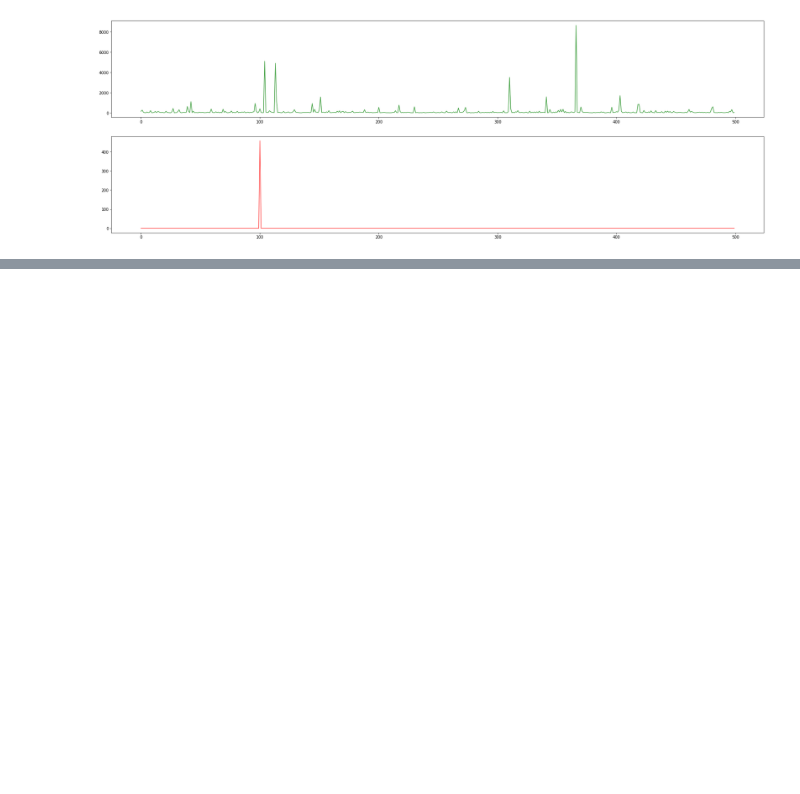
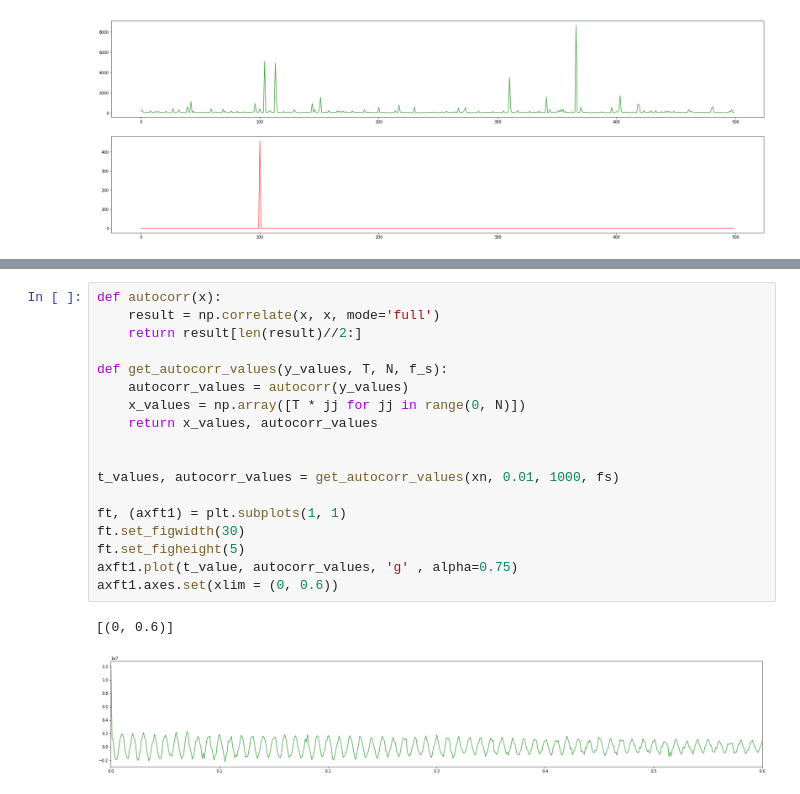
Before and after one commit to SGRGit/gwOsc, a Jupyter notebook: SignalProcUsingML.ipynb, the cells around one changed output, grey strips where cells are left out. Drawn from its saved outputs; the diff is of its cells as text; blank space fills up the shorter version.

```diff
--- a/SignalProcUsingML.ipynb
+++ b/SignalProcUsingML.ipynb
@@ -79,3 +80,24 @@ axft1.plot(f_values, psd_values, 'g' , alpha=0.75)
 # %% [output]
 [<matplotlib.lines.Line2D at 0x...>]
 [figure]
+# %%
+def autocorr(x):
+    result = np.correlate(x, x, mode='full')
+    return result[len(result)//2:]
+
+def get_autocorr_values(y_values, T, N, f_s):
+    autocorr_values = autocorr(y_values)
+    x_values = np.array([T * jj for jj in range(0, N)])
+    return x_values, autocorr_values
+
+
+t_values, autocorr_values = get_autocorr_values(xn, 0.01, 1000, fs)
+
+ft, (axft1) = plt.subplots(1, 1)
+ft.set_figwidth(30)
+ft.set_figheight(5)
+axft1.plot(t_value, autocorr_values, 'g' , alpha=0.75)
+axft1.axes.set(xlim = (0, 0.6))
+# %% [output]
+[(0, 0.6)]
+[figure, added]
```
Also changed, not shown: parts of 2 cells of this notebook.
